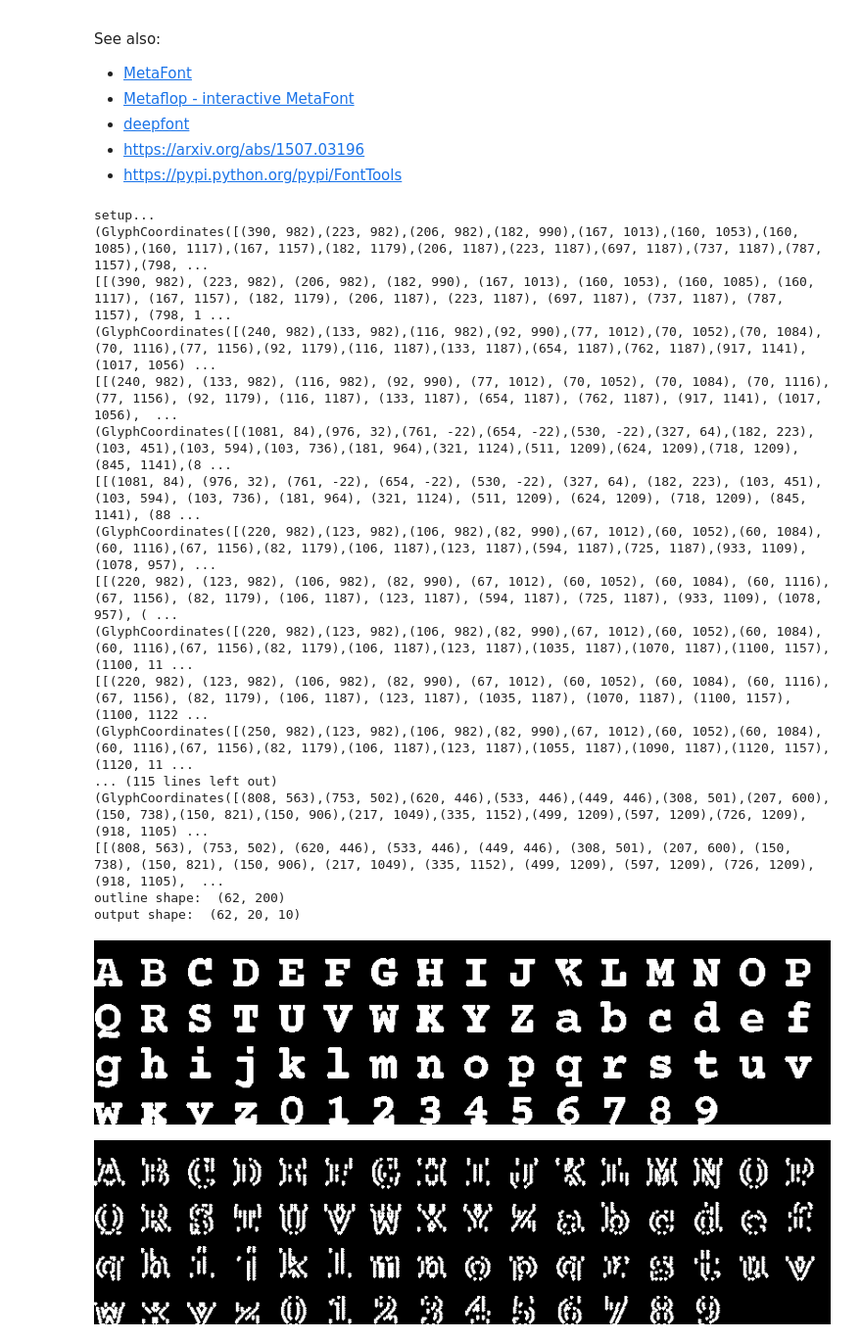
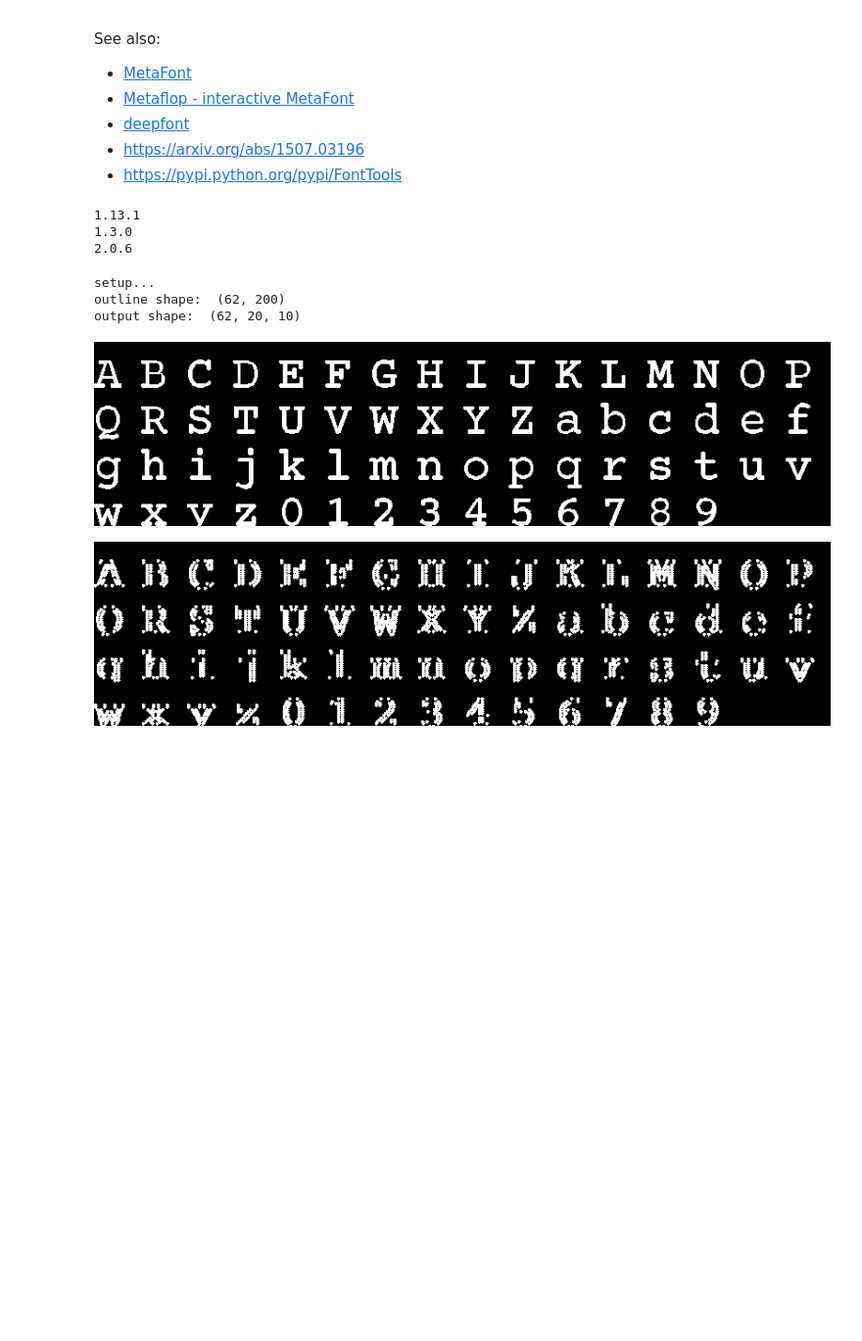
Before and after one commit to terryspitz/ipython_notebooks, a Jupyter notebook: deeperfont.ipynb, the cells around one changed output. Shown at 98% size. Drawn from its saved outputs; the diff is of its cells as text; code cells hidden in the pictures; blank space fills up the shorter version.

```diff
--- a/deeperfont.ipynb
+++ b/deeperfont.ipynb
@@ -27,6 +27,7 @@ See also:
 from enum import Enum
 import math
 import os
+import glob
 import xml.etree.ElementTree as ET
 import numpy as np
 from PIL import Image, ImageDraw, ImageChops, ImageFont
@@ -35,7 +36,16 @@ from keras.callbacks import TensorBoard
 import keras.models as models
 import keras.layers as layers
 import keras.initializers
+import keras
 import tensorflow as tf
+print(np.__version__)
+print(tf.__version__)
+print(keras.__version__)
+np.set_printoptions(precision=2)
+# %% [output]
+1.13.1
+1.3.0
+2.0.6
 # %%
 class Scheme(Enum):
     """
@@ -107,7 +117,6 @@ def GetCoordinates(font, glyphName):
     glyph.expand(glyphTable)
     glyph.recalcBounds(glyphTable)
     coords = glyph.getCoordinates(glyphTable)
-    print(coords)
     start=0
     contours = []
     for end in coords[1]:
@@ -115,13 +124,26 @@ def GetCoordinates(font, glyphName):
         start=end+1
     return contours
 
-def generateOutlines(glyphs, max_points_per_line, ygrid):
+def readFonts(glyphs, max_points_per_line, ygrid):
+    glyphinputs = np.identity(len(glyphs), dtype=float)  #input is one-hot vec, one per glyph
+    files = glob.glob('deeper/*.ttf')
+    fontvec = np.identity(len(files), dtype=float)  #one-hot vec, one per file
+    inputs = []
+    outlines = []
+    for i, fontfile in enumerate(files):
+        fontvec = np.zeros(len(files))
+        fontvec[i]=1
+        inputs.append(np.concatenate(glyphinputs, fontvec))
+        outlines.append(generateOutlines(fontfile, glyphs, max_points_per_line, ygrid))
+    return np.stack(inputs), np.stack(outlines)
+
+def generateOutlines(fontfile, glyphs, max_points_per_line, ygrid):
     """
     Read the actual points from all glyphs in the font into numpy array.
     Output is array of glyphs x points x 2 (angle in radians, distance).
     We use float not the original ints from the font - according to https://github.com/fchollet/keras/issues/2218.
     """
-    font = TTFont('deeper/Courier Prime Bold.ttf')
+    font = TTFont(fontfile)
     unitsPerEm = font['head'].unitsPerEm * 0.9
     def angleDist(p1, p2, hidden=False):
         """Given two point tuples return the angle scaled to [-1,1], and distance scaled similarly"""
@@ -133,7 +155,6 @@ def generateOutlines(glyphs, max_points_per_line, ygrid):
     Y = np.zeros((numglyphs, len(ygrid),max_points_per_line), np.float32)
     for i, letter in enumerate(glyphs):
         contours = GetCoordinates(font, letter)
-        print(contours)
         outline = []
         startp = (0,0.1)
         #ttx contours are areas within the glyph, like the outside and inside outlines of an O
@@ -214,41 +234,27 @@ def drawXYs(xxs, ygrid, cellsize):
 # %%
 print('setup...')
 glyphs = [chr(i) for i in range(ord('A'), ord('Z')+1)]
 glyphs += [chr(i) for i in range(ord('a'), ord('z')+1)]
 glyphs += ['zero','one','two','three','four','five','six','seven','eight','nine']
 #glyphs = ['A','B','a','b','one','two']
-np.set_printoptions(precision=2)
 max_points_per_line = 10 # required for g, m
 y_divisions = 20
 ygrid = np.linspace(0.0, 1.0, y_divisions, endpoint=False) #y coordinates to render on
-X = np.identity(len(glyphs), dtype=float)  #input is 'one-hot' array, one per glyph
-outlines = generateOutlines(glyphs, max_points_per_line, ygrid)
-print("outline shape: ",outlines.shape)
+#inputs, outlines = readFonts(glyphs, max_points_per_line, ygrid)
+inputs = np.identity(len(glyphs), dtype=float)  #input is one-hot vec, one per glyph
+outlines = generateOutlines('deeper/Courier Prime.ttf', glyphs, max_points_per_line, ygrid)
+print("outline shape: ", outlines.shape)
 scheme = Scheme.ANGDIST
 with tf.Session() as sess:
     xcoords = renderGlyphs(outlines, max_points_per_line, ygrid, scheme).eval()
     #print(xcoords)
     print("output shape: ", xcoords.shape)
 cellsize = 50
 display(drawOutlines(outlines, cellsize, scheme), drawXYs(xcoords, ygrid, cellsize))
 # %% [output]
 setup...
-(GlyphCoordinates([(390, 982),(223, 982),(206, 982),(182, 990),(167, 1013),(160, 1053),(160, 1085),(160, 1117),(167, 1157),(182, 1179),(206, 1187),(223, 1187),(697, 1187),(737, 1187),(787, 1157),(798, ...
-[[(390, 982), (223, 982), (206, 982), (182, 990), (167, 1013), (160, 1053), (160, 1085), (160, 1117), (167, 1157), (182, 1179), (206, 1187), (223, 1187), (697, 1187), (737, 1187), (787, 1157), (798, 1 ...
-(GlyphCoordinates([(240, 982),(133, 982),(116, 982),(92, 990),(77, 1012),(70, 1052),(70, 1084),(70, 1116),(77, 1156),(92, 1179),(116, 1187),(133, 1187),(654, 1187),(762, 1187),(917, 1141),(1017, 1056) ...
-[[(240, 982), (133, 982), (116, 982), (92, 990), (77, 1012), (70, 1052), (70, 1084), (70, 1116), (77, 1156), (92, 1179), (116, 1187), (133, 1187), (654, 1187), (762, 1187), (917, 1141), (1017, 1056),  ...
-(GlyphCoordinates([(1081, 84),(976, 32),(761, -22),(654, -22),(530, -22),(327, 64),(182, 223),(103, 451),(103, 594),(103, 736),(181, 964),(321, 1124),(511, 1209),(624, 1209),(718, 1209),(845, 1141),(8 ...
-[[(1081, 84), (976, 32), (761, -22), (654, -22), (530, -22), (327, 64), (182, 223), (103, 451), (103, 594), (103, 736), (181, 964), (321, 1124), (511, 1209), (624, 1209), (718, 1209), (845, 1141), (88 ...
-(GlyphCoordinates([(220, 982),(123, 982),(106, 982),(82, 990),(67, 1012),(60, 1052),(60, 1084),(60, 1116),(67, 1156),(82, 1179),(106, 1187),(123, 1187),(594, 1187),(725, 1187),(933, 1109),(1078, 957), ...
-[[(220, 982), (123, 982), (106, 982), (82, 990), (67, 1012), (60, 1052), (60, 1084), (60, 1116), (67, 1156), (82, 1179), (106, 1187), (123, 1187), (594, 1187), (725, 1187), (933, 1109), (1078, 957), ( ...
-(GlyphCoordinates([(220, 982),(123, 982),(106, 982),(82, 990),(67, 1012),(60, 1052),(60, 1084),(60, 1116),(67, 1156),(82, 1179),(106, 1187),(123, 1187),(1035, 1187),(1070, 1187),(1100, 1157),(1100, 11 ...
-[[(220, 982), (123, 982), (106, 982), (82, 990), (67, 1012), (60, 1052), (60, 1084), (60, 1116), (67, 1156), (82, 1179), (106, 1187), (123, 1187), (1035, 1187), (1070, 1187), (1100, 1157), (1100, 1122 ...
-(GlyphCoordinates([(250, 982),(123, 982),(106, 982),(82, 990),(67, 1012),(60, 1052),(60, 1084),(60, 1116),(67, 1156),(82, 1179),(106, 1187),(123, 1187),(1055, 1187),(1090, 1187),(1120, 1157),(1120, 11 ...
-... (115 lines left out)
-(GlyphCoordinates([(808, 563),(753, 502),(620, 446),(533, 446),(449, 446),(308, 501),(207, 600),(150, 738),(150, 821),(150, 906),(217, 1049),(335, 1152),(499, 1209),(597, 1209),(726, 1209),(918, 1105) ...
-[[(808, 563), (753, 502), (620, 446), (533, 446), (449, 446), (308, 501), (207, 600), (150, 738), (150, 821), (150, 906), (217, 1049), (335, 1152), (499, 1209), (597, 1209), (726, 1209), (918, 1105),  ...
 outline shape:  (62, 200)
 output shape:  (62, 20, 10)
-[figure, old version]
+[figure, new version]
-[figure, old version]
+[figure, new version]
 # %%
```
Also changed, not shown: parts of 10 cells of this notebook, 4 other files.
